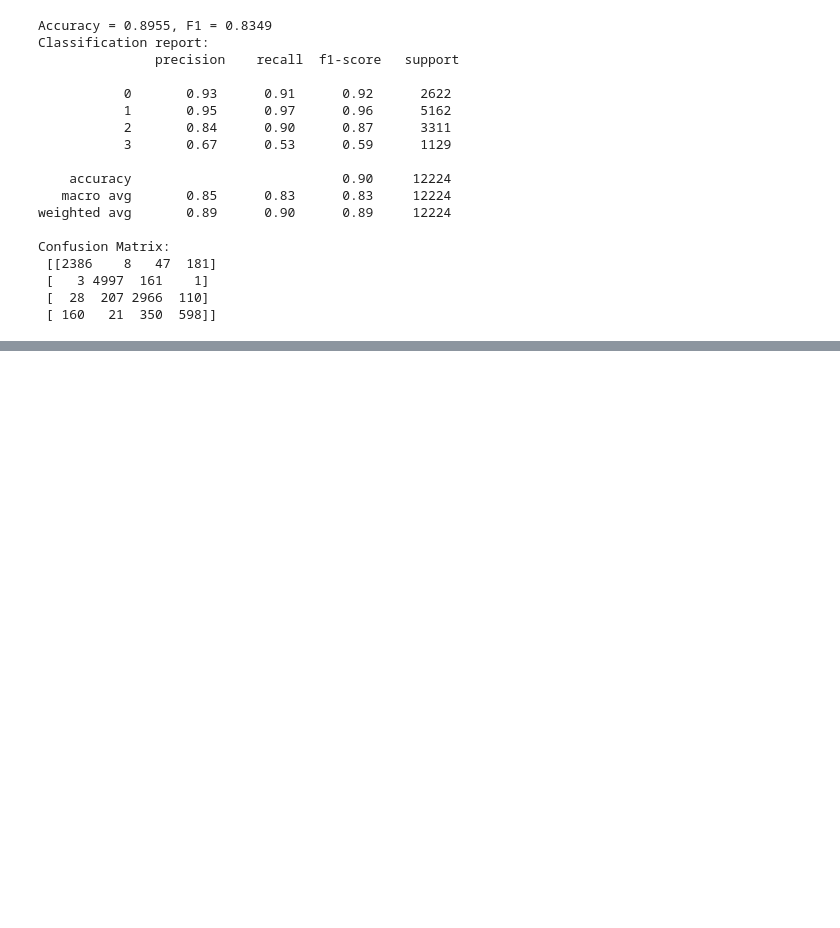
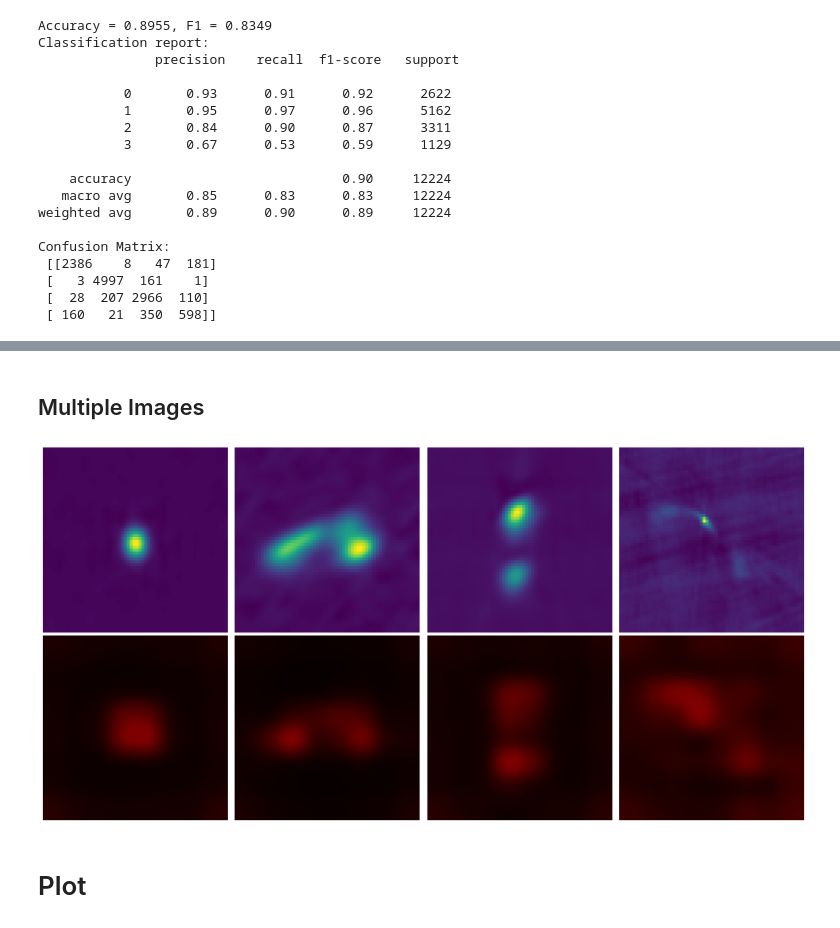
Before and after one commit to khairulislam/VLASS-Vision, a Jupyter notebook: test.ipynb, the cells around one changed output, grey strips where cells are left out. Saved outputs shown, nothing was run; the diff lists cells and outputs as text; code cells hidden in the pictures; blank space fills up the shorter version.

```diff
--- a/test.ipynb
+++ b/test.ipynb
@@ -516,0 +718,44 @@ ee = AttentionExtract(model.backbone, names=['*attn*'], method='fx')(batch[0])
+# %% [markdown]
+## Multiple Images
+# %%
+discard_ratio = 0.1
+count = 4
+fig, axes = plt.subplots(2, count, figsize=(16, 8))
+
+for i, image in enumerate(batch[0][4:count+4]):
+    attention_maps = process_image(image.cuda(), extractor)
+    image_np = image.permute(1, 2, 0).detach().cpu().numpy()
+
+    visualizations = []
+    attentions_for_rollout = []
+    head_fusion = 'mean'
+    for layer_name, attn_map in attention_maps.items():
+        attentions_for_rollout.append(attn_map[0])
+
+    # Calculate rollout
+
+    rollout_mask = rollout(attentions_for_rollout, discard_ratio, head_fusion, num_prefix_tokens)
+
+    # Create rollout visualization
+    (ax1, ax2) = (axes[0][i], axes[1][i]) # plt.subplots(1, 2, figsize=(6, 3.5))
+
+    # Original image
+    ax1.imshow(image_np)
+    # ax1.set_title("Original Image")
+    ax1.axis('off')
+
+    # Rollout overlay
+    rollout_mask_pil = Image.fromarray((rollout_mask * 255).astype(np.uint8))
+    rollout_mask_resized = np.array(rollout_mask_pil.resize((image_np.shape[1], image_np.shape[0]), Image.BICUBIC)) / 255.0
+    masked_image = apply_mask(image_np, rollout_mask_resized, color=(1, 0, 0))  # Red mask
+    ax2.imshow(masked_image)
+    # ax2.set_title('Attention Rollout')
+    ax2.axis('off')
+
+plt.tight_layout()
+plt.savefig('plots/attention_rollout2.jpg', bbox_inches='tight', dpi=300)
+plt.show()
+# %% [output]
+[figure, added]
+# %% [markdown]
+# Plot
```
Also changed, not shown: parts of 33 cells of this notebook, 16 other files.
